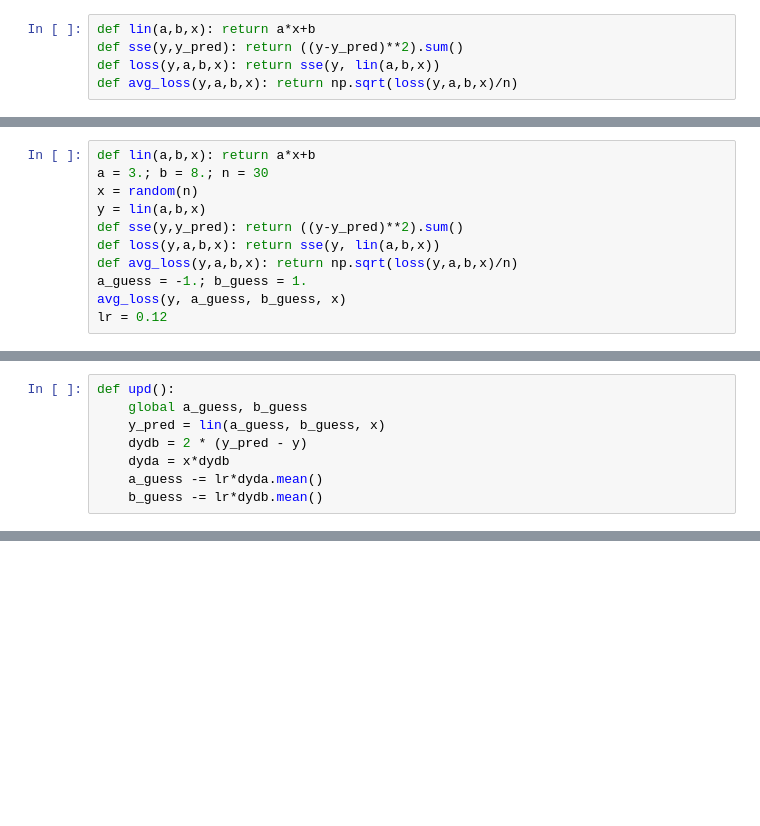
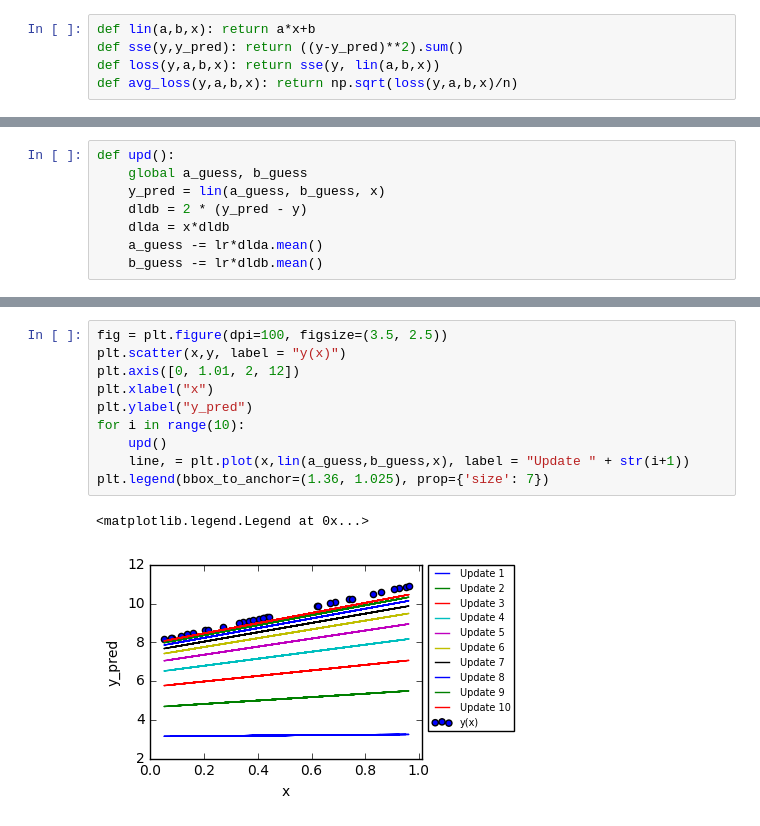
Before and after one commit to fdaham/fast-ai, a Jupyter notebook: lesson4.ipynb, the cells around one changed output, grey strips where cells are left out. Cells and saved outputs as stored; diff of their text form; blank space fills up the shorter version.

```diff
--- a/lesson4.ipynb
+++ b/lesson4.ipynb
@@ -48,11 +49,0 @@ from __future__ import print_function, division
-# %%
-def lin(a,b,x): return a*x+b
-a = 3.; b = 8.; n = 30
-x = random(n)
-y = lin(a,b,x)
-def sse(y,y_pred): return ((y-y_pred)**2).sum()
-def loss(y,a,b,x): return sse(y, lin(a,b,x))
-def avg_loss(y,a,b,x): return np.sqrt(loss(y,a,b,x)/n)
-a_guess = -1.; b_guess = 1.
-avg_loss(y, a_guess, b_guess, x)
-lr = 0.12
@@ -61,8 +49,0 @@ Once we've calculated $y_{pred}$, we take the partial derivative of the loss fun
-# %%
-def upd():
-    global a_guess, b_guess
-    y_pred = lin(a_guess, b_guess, x)
-    dydb = 2 * (y_pred - y)
-    dyda = x*dydb
-    a_guess -= lr*dyda.mean()
-    b_guess -= lr*dydb.mean()
@@ -144,0 +68,8 @@ Now, how do we account for user/movie **bias**? For example, what if a movie is
+# %%
+def upd():
+    global a_guess, b_guess
+    y_pred = lin(a_guess, b_guess, x)
+    dldb = 2 * (y_pred - y)
+    dlda = x*dldb
+    a_guess -= lr*dlda.mean()
+    b_guess -= lr*dldb.mean()
@@ -144,0 +80,13 @@ Now, how do we account for user/movie **bias**? For example, what if a movie is
+# %%
+fig = plt.figure(dpi=100, figsize=(3.5, 2.5))
+plt.scatter(x,y, label = "y(x)")
+plt.axis([0, 1.01, 2, 12])
+plt.xlabel("x")
+plt.ylabel("y_pred")
+for i in range(10):
+    upd()
+    line, = plt.plot(x,lin(a_guess,b_guess,x), label = "Update " + str(i+1))
+plt.legend(bbox_to_anchor=(1.36, 1.025), prop={'size': 7})
+# %% [output]
+<matplotlib.legend.Legend at 0x...>
+[figure, added]
```
Also changed, not shown: parts of 64 cells of this notebook.
